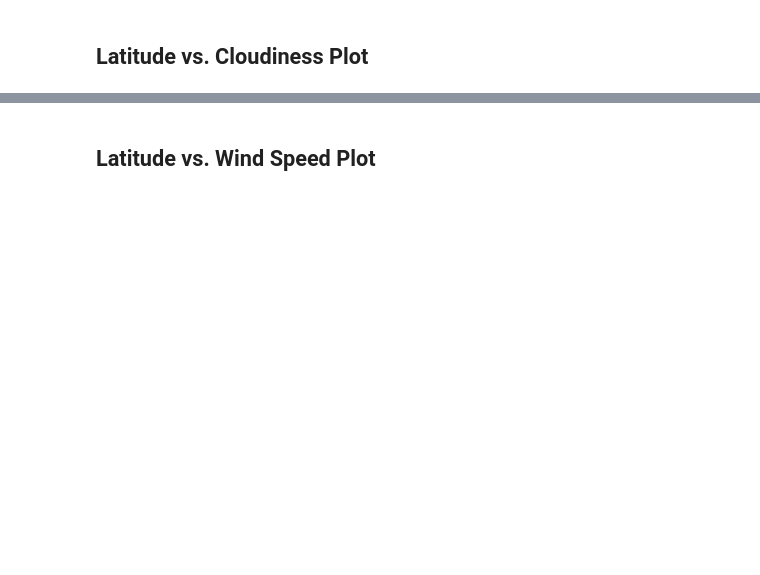
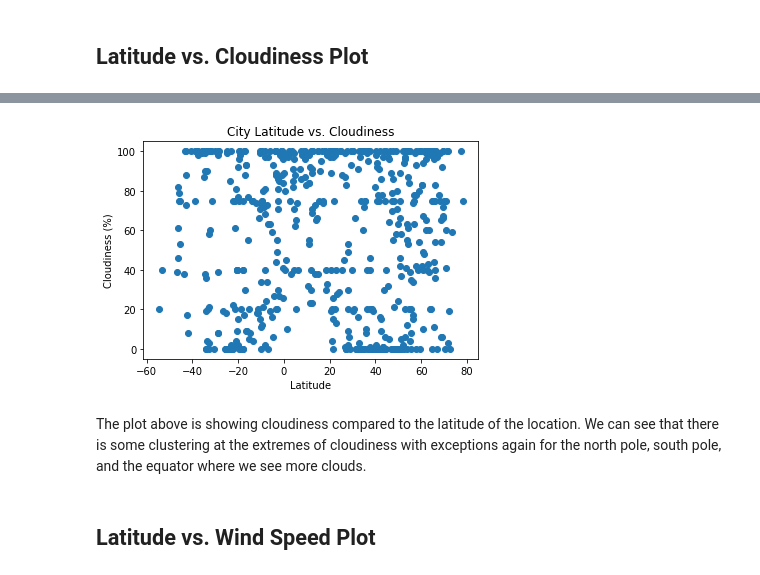
Before and after one commit to dtmurphy6/python-api-challenge, a Jupyter notebook: WeatherPy.ipynb, the cells around one changed output, grey strips where cells are left out. Saved outputs shown, nothing was run; the diff lists cells and outputs as text; code cells hidden in the pictures; blank space fills up the shorter version.

```diff
--- a/WeatherPy.ipynb
+++ b/WeatherPy.ipynb
@@ -146,2 +234,13 @@ Int64Index([], dtype='int64')
+# %%
+plt.scatter(weather_df['Lat'], weather_df['Cloudiness']);
+plt.title('City Latitude vs. Cloudiness')
+plt.xlabel('Latitude');
+plt.ylabel('Cloudiness (%)');
+
+plt.savefig("CityLatitudevsCloudiness.png")
+# %% [output]
+[figure, added]
+# %% [markdown]
+The plot above is showing cloudiness compared to the latitude of the location. We can see that there is some clustering at the extremes of cloudiness with exceptions again for the north pole, south pole, and the equator where we see more clouds.
 # %% [markdown]
 ## Latitude vs. Wind Speed Plot
```
Also changed, not shown: parts of 42 cells of this notebook, 13 other files.
